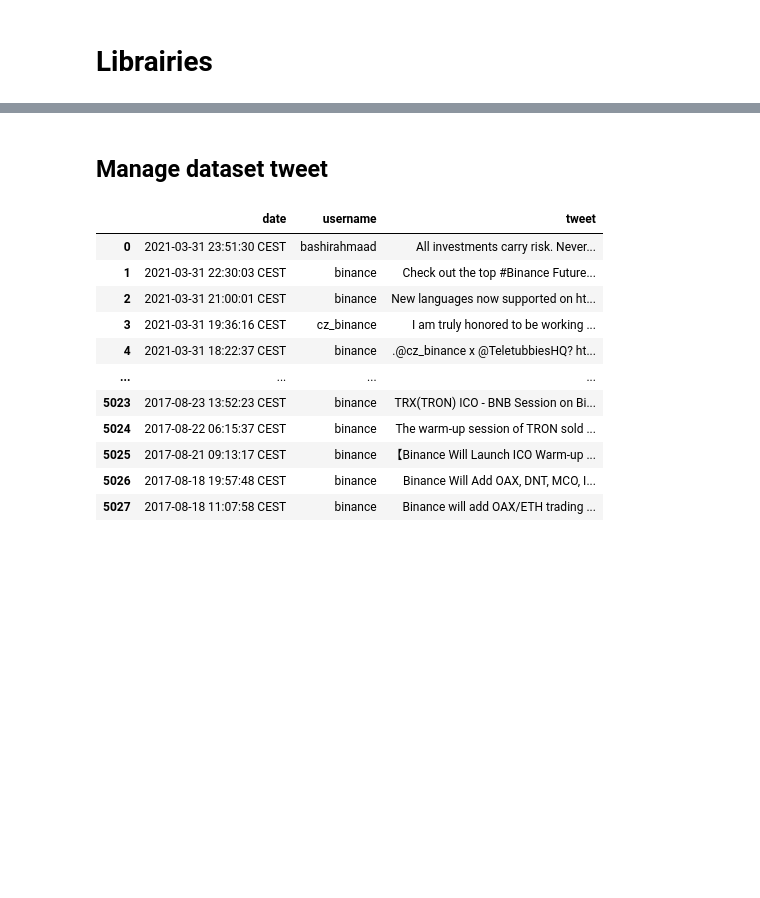
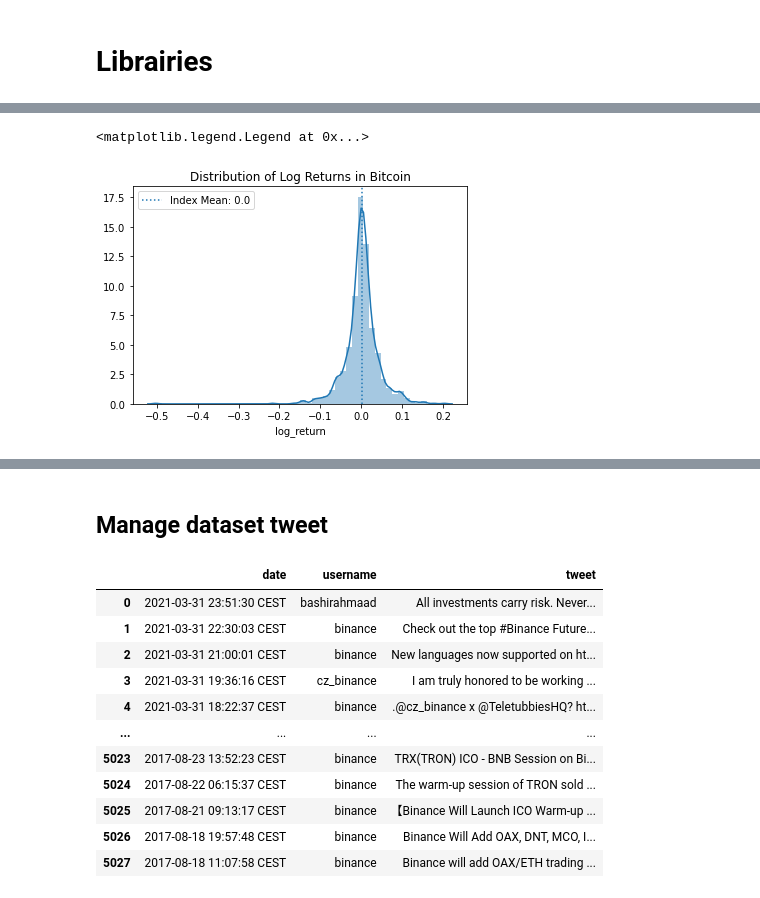
Before and after one commit to dim3003/data-analysis-crypto, a Jupyter notebook: notebooks/gp_notebooks.ipynb, the cells around one changed output, grey strips where cells are left out. Drawn from its saved outputs; the diff is of its cells as text; code cells hidden in the pictures; blank space fills up the shorter version.

Commit message:
test EDA notebooks

```diff
--- a/notebooks/gp_notebooks.ipynb
+++ b/notebooks/gp_notebooks.ipynb
@@ -47,0 +185,7 @@ df_btc
+# %%
+df_test = df1.copy()
+df_test.index = df1["Date"]
+del df_test["Date"]
+df_test["log_return"] = np.log(df_test["Close"]/df_test["Close"].shift(1))
+df_test = df_test.dropna()
+df_test
@@ -47,0 +227,3 @@ df_btc
+# %%
+target = df_test['log_return'].copy()
+target
@@ -47,0 +244,9 @@ df_btc
+# %%
+sns.distplot(target)
+mean_return = target.mean()
+plt.title('Distribution of Log Returns in Bitcoin')
+plt.axvline(mean_return, ls=':', label='Index Mean: {}'.format(round(mean_return, 2)))
+plt.legend()
+# %% [output]
+<matplotlib.legend.Legend at 0x...>
+[figure, added]
```
Also changed, not shown: parts of 21 cells of this notebook, 4 other files.
